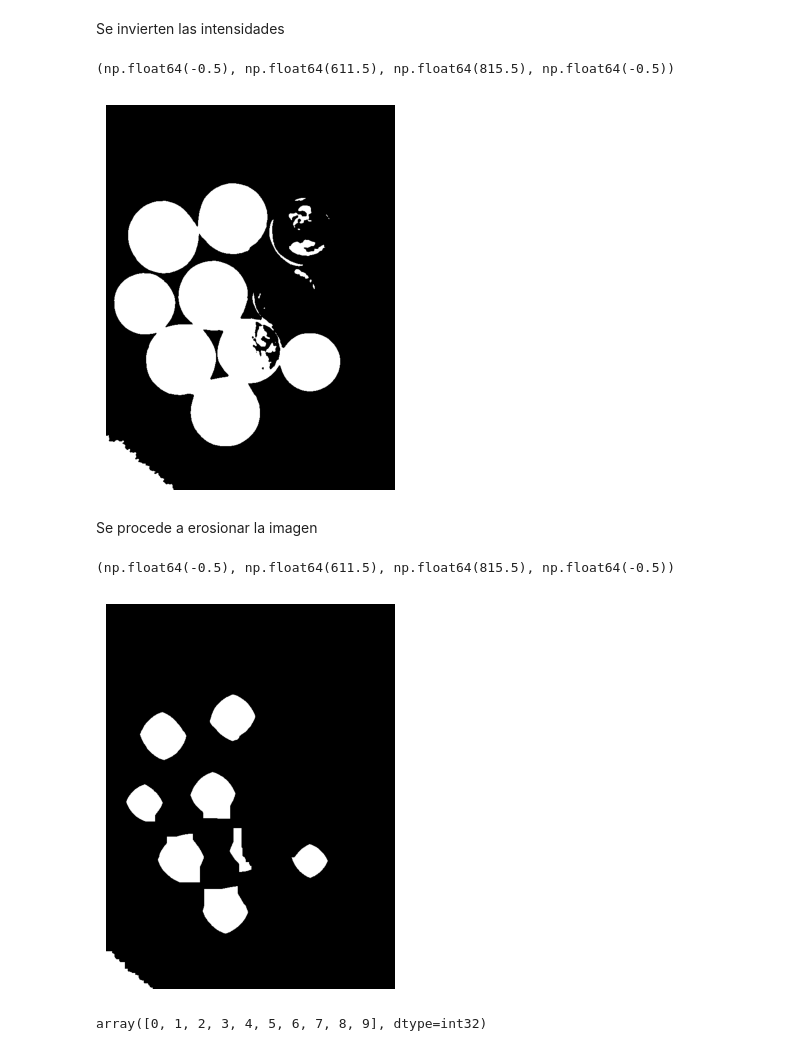
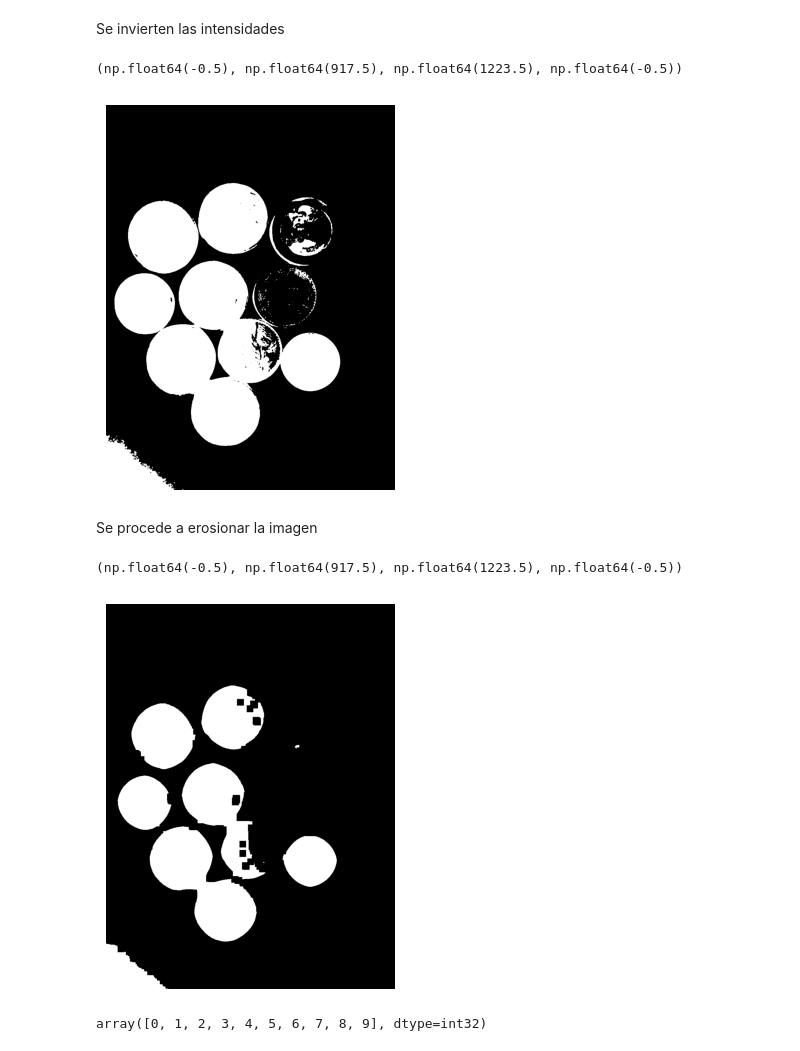
Before and after one commit to MathewsM14/monedas, a Jupyter notebook: monedas.ipynb, the cells around one changed output. Drawn from its saved outputs; the diff is of its cells as text; code cells hidden in the pictures.

```diff
--- a/monedas.ipynb
+++ b/monedas.ipynb
@@ -4,8 +4,8 @@ import matplotlib.pyplot as plt
 import numpy as np
 # %%
 img = cv2.imread('monedas.jpg')
-img = cv2.resize(img, (0, 0), fx=0.2, fy=0.2)  # para ajustar el tamaño
-img = cv2.GaussianBlur(img, (7, 7), 0)  # para suavizar la imagen
+img = cv2.resize(img, (0, 0), fx=0.3, fy=0.3)  # para ajustar el tamaño
+img = cv2.GaussianBlur(img, (5, 5), 0)  # para suavizar la imagen
 # %%
 img = cv2.cvtColor(img, cv2.COLOR_BGR2RGB)  #Convertir de BGR a RGB
 img_gray = cv2.cvtColor(img, cv2.COLOR_RGB2GRAY) #Convertir de RGB a GRIS
@@ -17,19 +16,0 @@ plt.axis('off')
-# %%
-img_hsv = cv2.cvtColor(img, cv2.COLOR_BGR2HSV)
-
-h, s, v = cv2.split(img_hsv)
-
-# 4. Reducir brillo (V) y saturación (S)
-h = np.clip(h * 0.5, 0, 255).astype(np.uint8)  # Reduce tono al 50%
-v = np.clip(v * 0.3, 0, 255).astype(np.uint8)  # Reduce brillo al 50%
-s = np.clip(s * 0.1, 0, 255).astype(np.uint8)  # Reduce saturación al 50%
-
-# 5. Recomponer y volver a BGR
-hsv_modified = cv2.merge([h, s, v])
-img2 = cv2.cvtColor(hsv_modified, cv2.COLOR_HSV2BGR)
-img2 = cv2.cvtColor(img2, cv2.COLOR_BGR2RGB)  # Convertir a RGB para matplotlib
-
-img_gray = cv2.cvtColor(img, cv2.COLOR_RGB2GRAY)
-
-plt.imshow(img_gray, cmap='gray')
-plt.axis('off')
@@ -40,7 +18,7 @@ plt.axis('off')
 Ahora se binariza la imagen
 # %%
 #Se aplica la binarización y suavizado
-blur = cv2.GaussianBlur(img_gray, (7, 7), 0)
+blur = cv2.GaussianBlur(img_gray, (3, 3), 0)
 _, imgbin = cv2.threshold(blur, 0, 255, cv2.THRESH_BINARY + cv2.THRESH_OTSU)
 plt.imshow(imgbin, cmap='gray')
 plt.axis('off')
@@ -55,18 +33,18 @@ plt.figure(figsize=(10, 5))
 plt.imshow(imgbin2, cmap='gray', vmin=0, vmax=255)
 plt.axis('off')
 # %% [output]
-(np.float64(-0.5), np.float64(611.5), np.float64(815.5), np.float64(-0.5))
+(np.float64(-0.5), np.float64(917.5), np.float64(1223.5), np.float64(-0.5))
-[figure, old version]
+[figure, new version]
 # %% [markdown]
 Se procede a erosionar la imagen
 # %%
-imgbin2_erosion = cv2.erode(imgbin2, np.ones((5, 5), np.uint8), iterations=11)
+imgbin2_erosion = cv2.erode(imgbin2, np.ones((5, 5), np.uint8), iterations=5)
 plt.figure(figsize=(10, 5))
 plt.imshow(imgbin2_erosion, cmap='gray', vmin=0, vmax=255)
 plt.axis('off')
 # %% [output]
-(np.float64(-0.5), np.float64(611.5), np.float64(815.5), np.float64(-0.5))
+(np.float64(-0.5), np.float64(917.5), np.float64(1223.5), np.float64(-0.5))
-[figure, old version]
+[figure, new version]
 # %%
 _, markers = cv2.connectedComponents(imgbin2_erosion)
 np.unique(markers)
```
Also changed, not shown: parts of 4 cells of this notebook, 3 other files.
